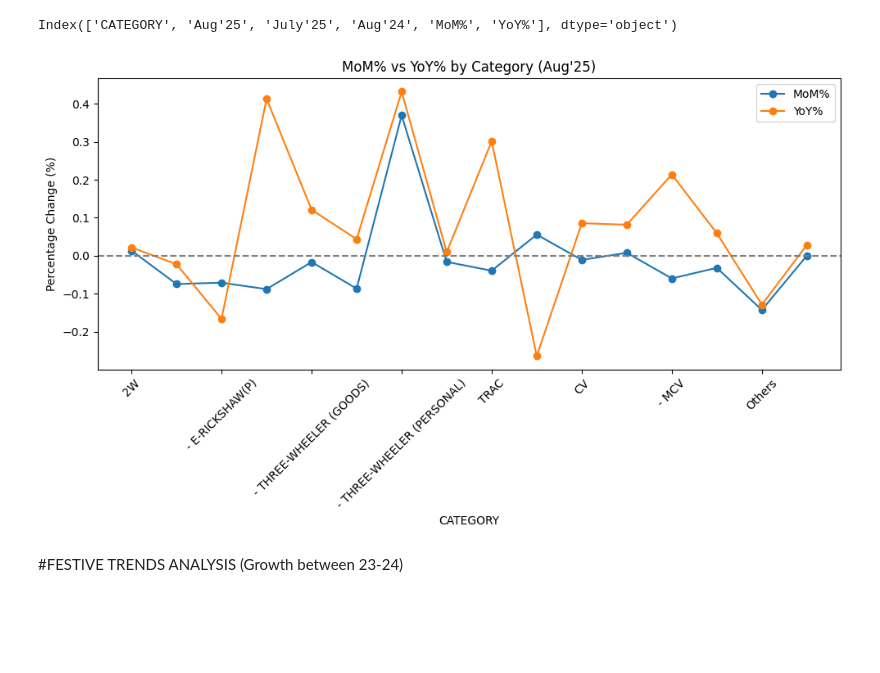
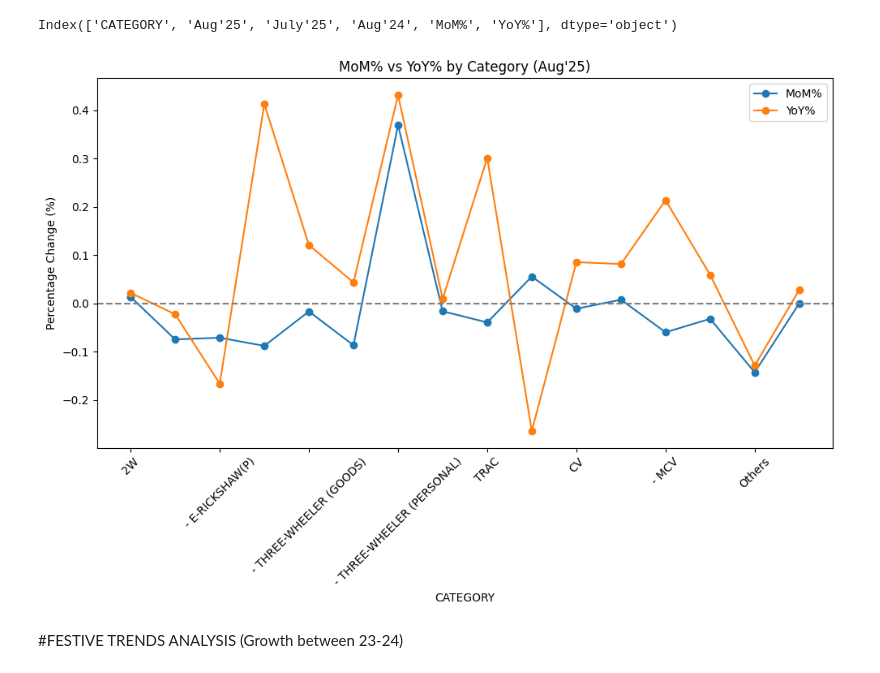
Before and after one commit to simplyshree/Car-Sales_Festive-Season---Trends-Analysis, a Jupyter notebook: main.ipynb, the cells around one changed output. Saved outputs shown, nothing was run; the diff lists cells and outputs as text; code cells hidden in the pictures; blank space fills up the shorter version.

```diff
--- a/main.ipynb
+++ b/main.ipynb
@@ -191,19 +206,19 @@ Index(['CATEGORY', 'Aug'25', 'July'25', 'Aug'24', 'MoM%', 'YoY%'], dtype='object
 # %%
 df.plot(
     x='CATEGORY',
     y=["MoM%", "YoY%"],
     kind='line',
     marker='o',
-    figsize=(10, 6),
+    figsize=(10,7),
     title="MoM% vs YoY% by Category (Aug'25)",
 )
 plt.axhline(0, color='gray', linestyle='--')
 plt.ylabel("Percentage Change (%)")
 plt.xticks(rotation=45)
 plt.tight_layout()
 plt.show()
 # %% [output]
-[figure, old version]
+[figure, new version]
 # %% [markdown]
 #FESTIVE TRENDS ANALYSIS (Growth between 23-24)
 # %%
```
Also changed, not shown: parts of 11 cells of this notebook.
